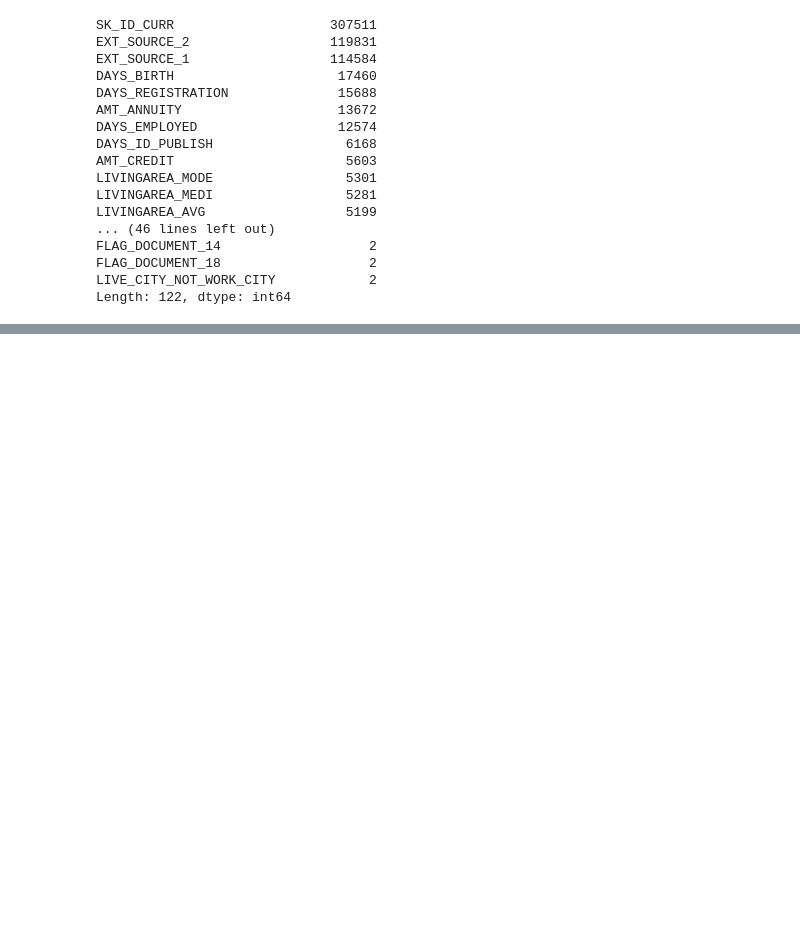
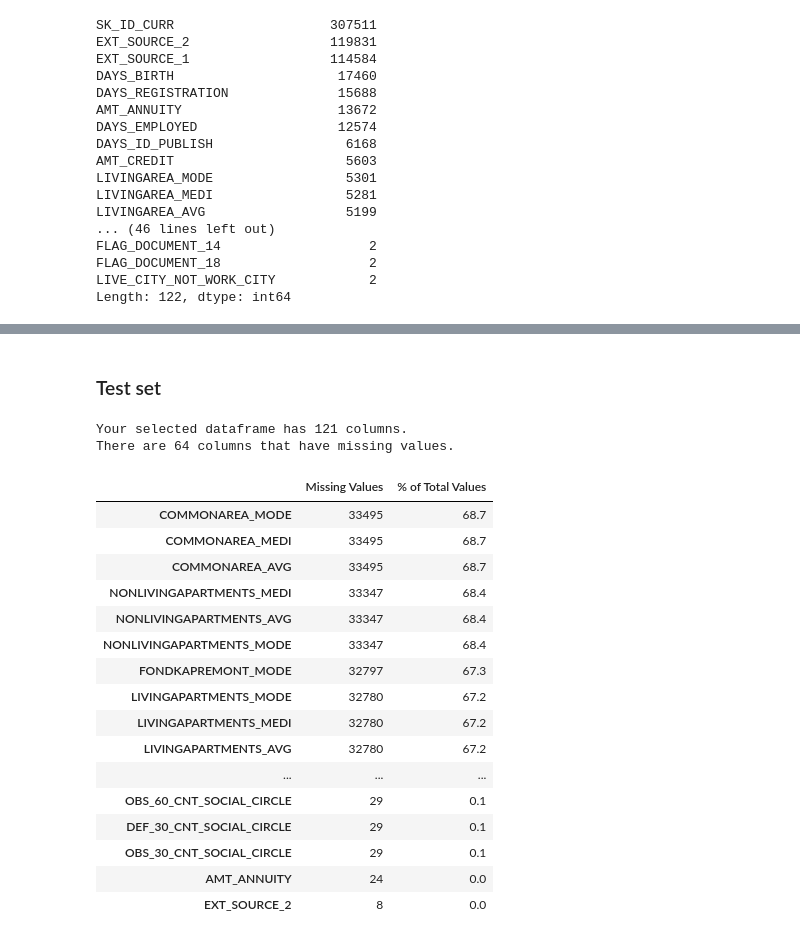
Before and after one commit to gepallas/ML_Home_Credit_Default_Risk, a Jupyter notebook: Credit_Risk_EDA.ipynb, the cells around one changed output, grey strips where cells are left out. Saved outputs shown, nothing was run; the diff lists cells and outputs as text; code cells hidden in the pictures; blank space fills up the shorter version.

```diff
--- a/Credit_Risk_EDA.ipynb
+++ b/Credit_Risk_EDA.ipynb
@@ -92,0 +194,24 @@ Length: 122, dtype: int64
+# %% [markdown]
+### Test set
+# %%
+missing_values_table(test)
+# %% [output]
+Your selected dataframe has 121 columns.
+There are 64 columns that have missing values.
+|  | Missing Values | % of Total Values |
+| COMMONAREA_MODE | 33495 | 68.7 |
+| COMMONAREA_MEDI | 33495 | 68.7 |
+| COMMONAREA_AVG | 33495 | 68.7 |
+| NONLIVINGAPARTMENTS_MEDI | 33347 | 68.4 |
+| NONLIVINGAPARTMENTS_AVG | 33347 | 68.4 |
+| NONLIVINGAPARTMENTS_MODE | 33347 | 68.4 |
+| FONDKAPREMONT_MODE | 32797 | 67.3 |
+| LIVINGAPARTMENTS_MODE | 32780 | 67.2 |
+| LIVINGAPARTMENTS_MEDI | 32780 | 67.2 |
+| LIVINGAPARTMENTS_AVG | 32780 | 67.2 |
+| ... | ... | ... |
+| OBS_60_CNT_SOCIAL_CIRCLE | 29 | 0.1 |
+| DEF_30_CNT_SOCIAL_CIRCLE | 29 | 0.1 |
+| OBS_30_CNT_SOCIAL_CIRCLE | 29 | 0.1 |
+| AMT_ANNUITY | 24 | 0.0 |
+| EXT_SOURCE_2 | 8 | 0.0 |
```
Also changed, not shown: parts of 11 cells of this notebook.
